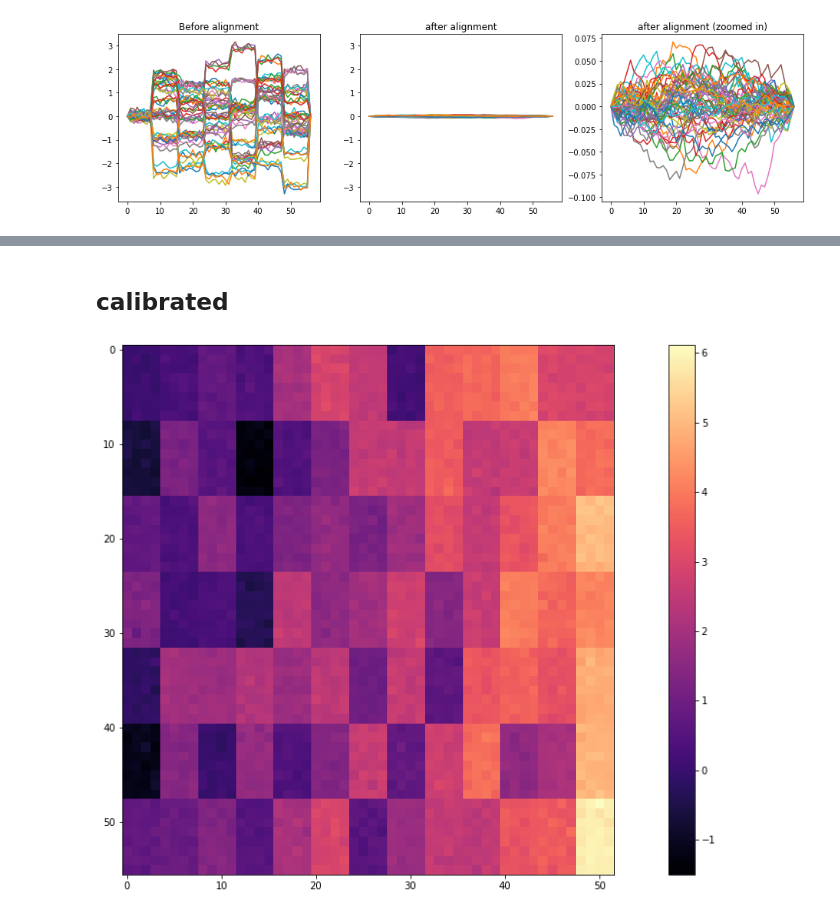
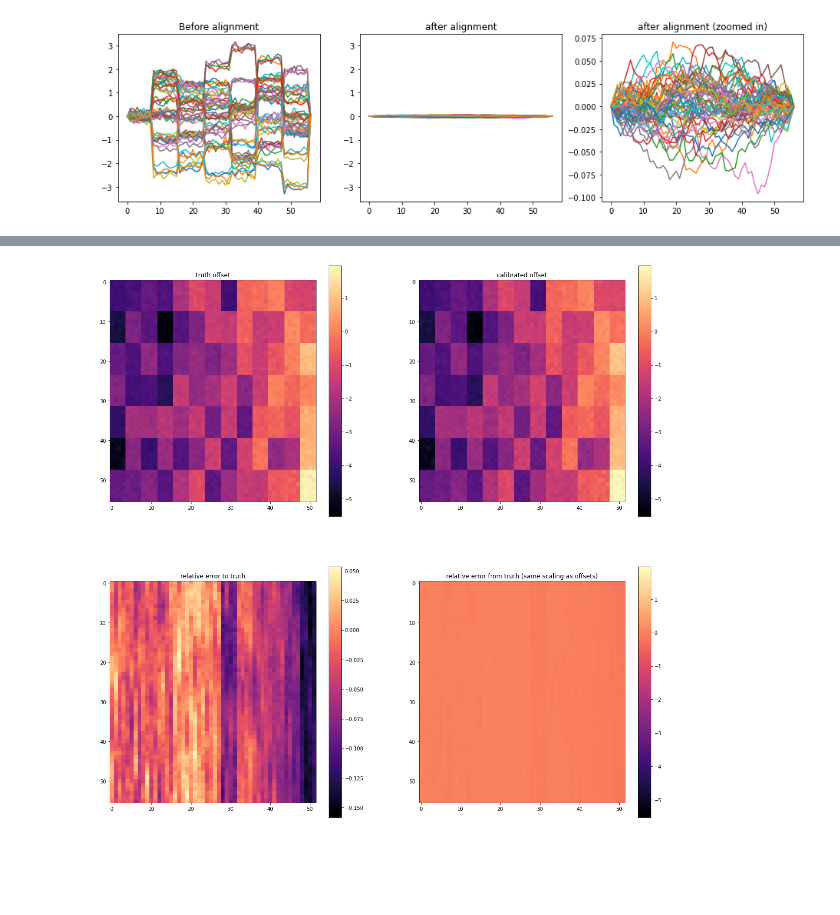
Before and after one commit to maximilianKoeper/melp, a Jupyter notebook: example_taft_v2.ipynb, the cells around one changed output, grey strips where cells are left out. Drawn from its saved outputs; the diff is of its cells as text; code cells hidden in the pictures; blank space fills up the shorter version.

Commit message:
better visualisation

```diff
--- a/example_taft_v2.ipynb
+++ b/example_taft_v2.ipynb
@@ -41,6 +41,8 @@ plt.hist(dt, bins=200)
 plt.show()
 # %% [output]
 [figure]
+# %%
+mu3e_detector.TileDetector.calibrated = False
 # %% [markdown]
 # Calibrating Tile Detector
 # %%
@@ -201,20 +151,4 @@ plt.show()
-# %% [markdown]
-## calibrated
-# %%
-grid = np.zeros((52,56))
-
-for tile_id in mu3e_detector.TileDetector.tile:
-    tile = mu3e_detector.TileDetector.tile[tile_id]
-    if tile.id > 300000:
-        continue
-    x = tile.row()
-    y = tile.column()
-
-    grid[x][y] = tile.dt_cal
-
-fig, ax1 = plt.subplots(1,1, figsize=(20,10))
-heatplot = ax1.imshow(grid.T, cmap='magma')
-fig.colorbar(heatplot)
-plt.show()
-# %% [output]
-[figure, removed]
+# %%
+melp.taft.plot_station_calibration(mu3e_detector)
+# %% [output]
+[figure, added]
```
Also changed, not shown: parts of 9 cells of this notebook, 1 other file.
